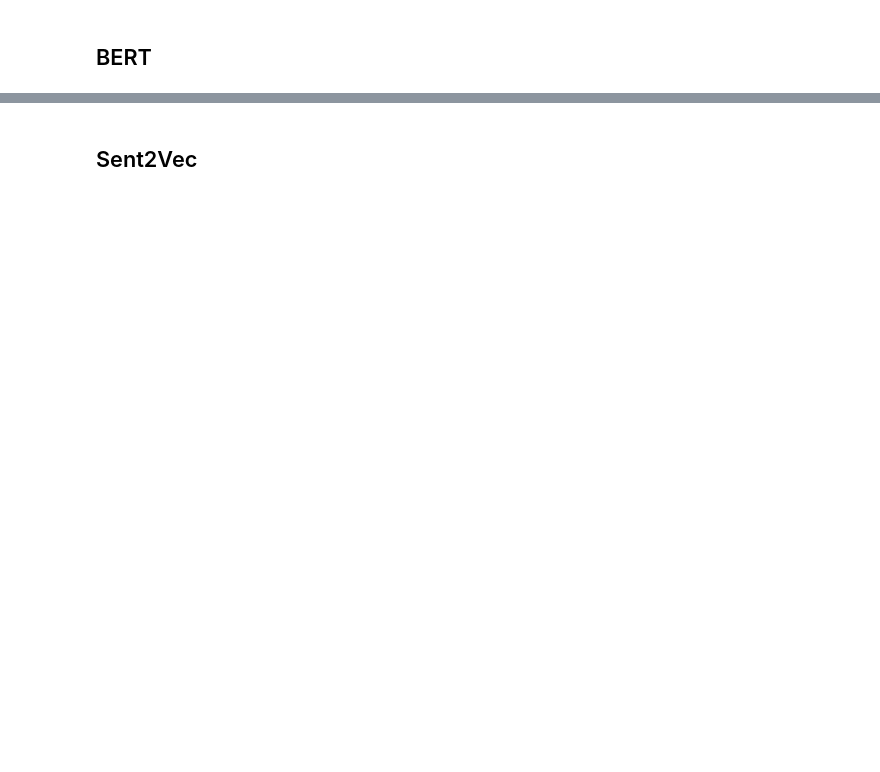
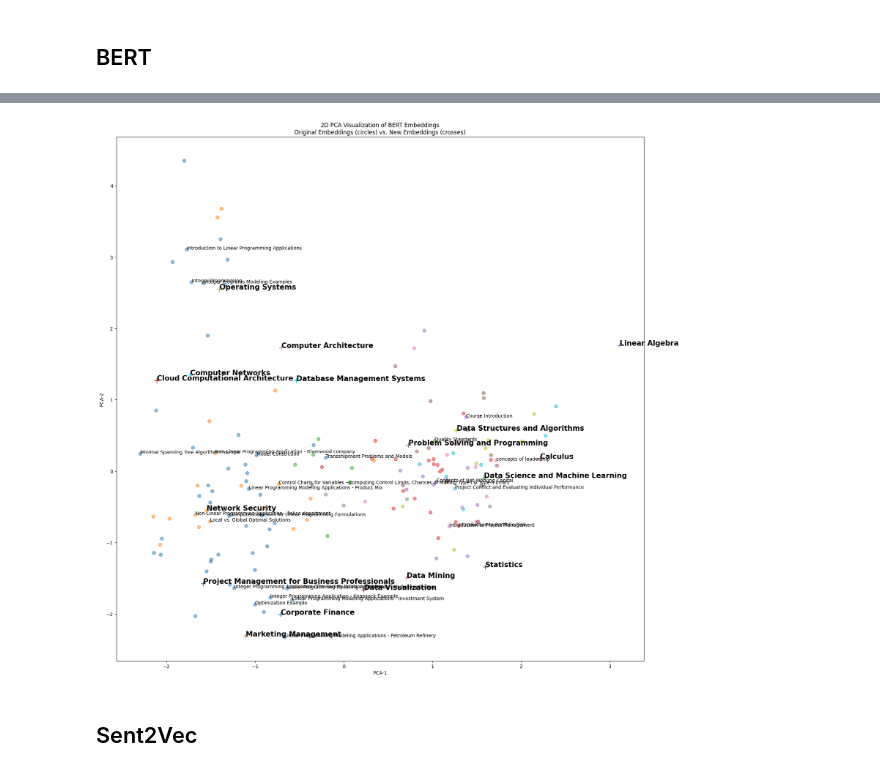
Before and after one commit to odu-emse/mms, a Jupyter notebook: embedders.ipynb, the cells around one changed output, grey strips where cells are left out. Saved outputs shown, nothing was run; the diff lists cells and outputs as text; code cells hidden in the pictures; blank space fills up the shorter version.

```diff
--- a/embedders.ipynb
+++ b/embedders.ipynb
@@ -403,0 +538,20 @@ NameError: name 'X' is not defined
+# %%
+new_doc = [
+    "Corporate Finance: This course delves into the financial decisions and strategies that corporations make to optimize their capital structure, investment projects, and risk management. Students learn about valuation methods, capital budgeting, risk analysis, and financial markets' impact on a company's financial health.",
+    "Project Management for Business Professionals: In this course, students gain a comprehensive understanding of project management techniques, including planning, execution, monitoring, and closing of projects within a business context. The course covers topics such as project scope, time management, resource allocation, communication, and stakeholder engagement to ensure successful project delivery.",
+    "Marketing Management: Marketing Management explores the principles of creating, promoting, and delivering value to customers, encompassing market analysis, consumer behavior, branding, and market segmentation. Students learn to design effective marketing strategies, utilize various marketing channels, and adapt to the ever-changing landscape of consumer preferences.",
+    "Network Security: This course focuses on safeguarding digital communication networks from cyber threats by covering encryption, authentication, intrusion detection, and security protocols. Students gain insights into the techniques used by hackers and learn countermeasures to secure networks and data from unauthorized access and cyberattacks.",
+    "Data Science and Machine Learning: Data Science and Machine Learning explore the process of deriving insights and making predictions from large datasets using algorithms and statistical models. Students delve into data preprocessing, feature engineering, model selection, and evaluation, enabling them to build machine learning models for various applications.",
+    "Data Visualization: This course emphasizes the effective representation of data through graphs, charts, and interactive visuals to convey insights and patterns in a compelling and accessible manner. Students learn about visualization principles, tools, and techniques to communicate complex data stories to diverse audiences.",
+    "Cloud Computational Architecture: Cloud Computational Architecture covers the design and management of scalable and reliable cloud-based systems, including virtualization, distributed computing, and cloud service models. Students explore cloud architecture patterns, deployment strategies, and technologies that enable businesses to leverage the flexibility and efficiency of cloud computing.",
+    "Linear Algebra: Linear Algebra deals with vector spaces, linear transformations, and matrices, forming the foundation for various fields such as computer graphics, physics, and machine learning. Students learn about solving systems of linear equations, eigenvalues, eigenvectors, and applications in solving real-world problems.",
+    "Calculus: Calculus introduces fundamental concepts of limits, derivatives, and integrals, providing tools to analyze change and motion in mathematics, science, and engineering. Students explore differential and integral calculus, uncovering relationships between functions and their rates of change or accumulation.",
+    "Statistics: Statistics involves collecting, analyzing, and interpreting data to make informed decisions and predictions, covering topics like probability, hypothesis testing, and regression analysis. Students acquire skills in designing experiments, summarizing data, and drawing meaningful conclusions from a wide range of contexts.",
+    "Data Mining: Data Mining focuses on discovering patterns, relationships, and insights from large datasets through techniques like clustering, association rule mining, and anomaly detection. Students learn to identify hidden patterns in diverse data sources, enabling informed decision-making and predictive modeling.",
+    "Computer Architecture: Computer Architecture explores the design and organization of computer systems, including the central processing unit, memory hierarchy, and instruction set architecture. Students study the trade-offs between performance, energy efficiency, and cost in designing hardware components that form the basis of modern computing.",
+    "Problem Solving and Programming: This course teaches the fundamentals of algorithmic problem-solving and programming, enabling students to design, implement, and debug software solutions. Students learn programming concepts, control structures, and data types to develop the skills necessary for software development and computational thinking.",
+    "Data Structures and Algorithms: Data Structures and Algorithms focus on organizing and processing data efficiently, covering topics like arrays, linked lists, sorting algorithms, and search techniques. Students gain insights into selecting appropriate data structures and designing algorithms to solve computational problems in various domains.",
+    "Operating Systems: Operating Systems delve into the management of computer hardware and software resources, including process management, memory allocation, and file systems. Students explore the role of operating systems in providing a stable and secure environment for software applications to run and communicate with hardware.",
+    "Computer Networks: Computer Networks examine the principles of data communication and network architecture, including protocols, routing, network layers, and internet technologies. Students learn about designing, implementing, and maintaining network infrastructures that enable seamless data exchange across diverse devices and locations.",
+    "Database Management Systems: Database Management Systems cover the design, implementation, and management of databases to store, retrieve, and manipulate structured data efficiently. Students study database models, normalization, SQL queries, and transaction management to ensure data integrity and support information-centric applications.",
+]
@@ -404,2 +611,66 @@ NameError: name 'X' is not defined
+# %%
+bert_pca = PCA(n_components=2, random_state=123)
+bert_pca_x = pca.fit_transform(X)
+
+bert_pca_df = pd.DataFrame(
+    {"x": bert_pca_x[:, 0], "y": bert_pca_x[:, 1], "label": vocab.label, "cluster": y}
+)
+
+bert_pca_x_test = pca.fit_transform(X_new)
+
+bert_pca_x_test_df = pd.DataFrame(
+    {
+        "x": bert_pca_x_test[:, 0],
+        "y": bert_pca_x_test[:, 1],
+        "label": new_doc,
+        "cluster": range(len(new_doc)),
+        "name": new_doc_names,
+    }
+)
+
+fig, ax = plt.subplots(figsize=(20, 20))
+
+ax.scatter(
+    data=bert_pca_df,
+    x="x",
+    y="y",
+    s=50,
+    cmap="tab10",
+    alpha=0.5,
+    c="cluster",
+    marker="o",
+)
+
+ax.scatter(
+    data=bert_pca_x_test_df, x="x", y="y", s=100, cmap="tab10", c="cluster", marker="+"
+)
+
+for i, txt in enumerate(bert_pca_x_test_df.index):
+    ax.text(
+        s=bert_pca_x_test_df["name"][i],
+        x=bert_pca_x_test_df["x"][i],
+        y=bert_pca_x_test_df["y"][i],
+        fontdict={"fontsize": 15, "fontweight": "bold"},
+    )
+
+
+annot_array_bert = np.random.choice(bert_pca_df.index, 25, replace=False)
+
+for r in annot_array_bert:
+    ax.text(
+        s=bert_pca_df["label"][r],
+        x=bert_pca_df["x"][r],
+        y=bert_pca_df["y"][r],
+        fontdict={"fontsize": 10},
+    )
+
+plt.xlabel("PCA-1")
+plt.ylabel("PCA-2")
+plt.title(
+    "2D PCA Visualization of BERT Embeddings\nOriginal Embeddings (circles) vs. New Embeddings (crosses)"
+)
+plt.show()
+# %% [output]
+[figure, added]
 # %% [markdown]
 ## Sent2Vec
```
Also changed, not shown: parts of 22 cells of this notebook.
